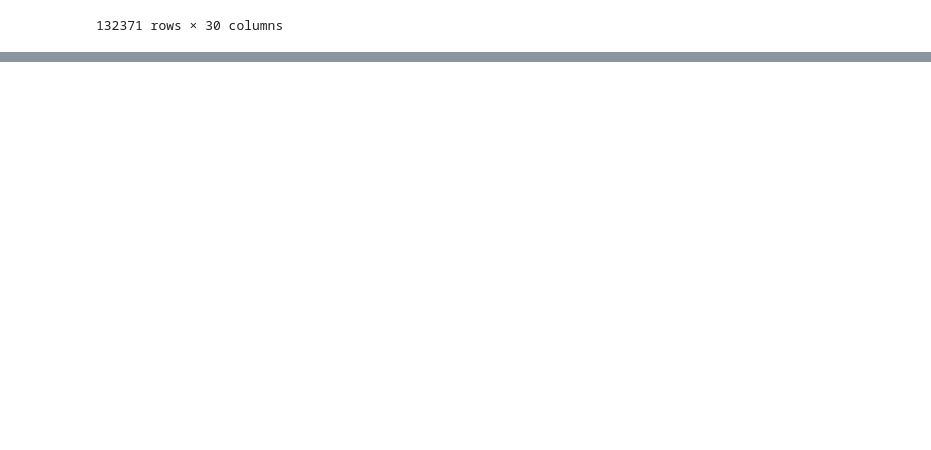
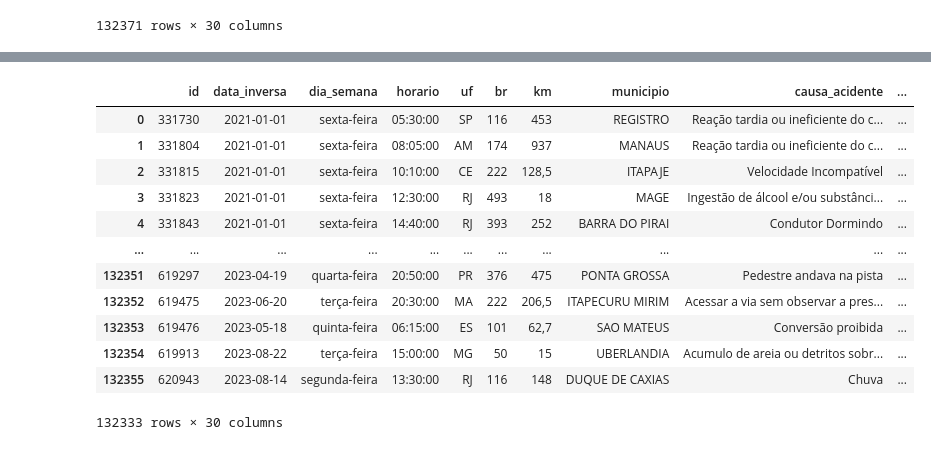
Before and after one commit to Manuelevaristo/analise-acidentes-brasil-2021-2024, a Jupyter notebook: app_principal.ipynb, the cells around one changed output, grey strips where cells are left out. Drawn from its saved outputs; the diff is of its cells as text; code cells hidden in the pictures; blank space fills up the shorter version.

```diff
--- a/app_principal.ipynb
+++ b/app_principal.ipynb
@@ -96,0 +346,20 @@ dados_consolidados
+# %%
+# Remover linhas com NaT na coluna 'data_inversa'
+dados.dropna(subset=['data_inversa'], inplace=True)
+
+# Verificar o resultado
+dados
+# %% [output]
+|  | id | data_inversa | dia_semana | horario | uf | br | km | municipio | causa_acidente | ... |
+| 0 | 331730 | 2021-01-01 | sexta-feira | 05:30:00 | SP | 116 | 453 | REGISTRO | Reação tardia ou ineficiente do c... | ... |
+| 1 | 331804 | 2021-01-01 | sexta-feira | 08:05:00 | AM | 174 | 937 | MANAUS | Reação tardia ou ineficiente do c... | ... |
+| 2 | 331815 | 2021-01-01 | sexta-feira | 10:10:00 | CE | 222 | 128,5 | ITAPAJE | Velocidade Incompatível | ... |
+| 3 | 331823 | 2021-01-01 | sexta-feira | 12:30:00 | RJ | 493 | 18 | MAGE | Ingestão de álcool e/ou substânci... | ... |
+| 4 | 331843 | 2021-01-01 | sexta-feira | 14:40:00 | RJ | 393 | 252 | BARRA DO PIRAI | Condutor Dormindo | ... |
+| ... | ... | ... | ... | ... | ... | ... | ... | ... | ... | ... |
+| 132351 | 619297 | 2023-04-19 | quarta-feira | 20:50:00 | PR | 376 | 475 | PONTA GROSSA | Pedestre andava na pista | ... |
+| 132352 | 619475 | 2023-06-20 | terça-feira | 20:30:00 | MA | 222 | 206,5 | ITAPECURU MIRIM | Acessar a via sem observar a pres... | ... |
+| 132353 | 619476 | 2023-05-18 | quinta-feira | 06:15:00 | ES | 101 | 62,7 | SAO MATEUS | Conversão proibida | ... |
+| 132354 | 619913 | 2023-08-22 | terça-feira | 15:00:00 | MG | 50 | 15 | UBERLANDIA | Acumulo de areia ou detritos sobr... | ... |
+| 132355 | 620943 | 2023-08-14 | segunda-feira | 13:30:00 | RJ | 116 | 148 | DUQUE DE CAXIAS | Chuva | ... |
+132333 rows × 30 columns
```
Also changed, not shown: parts of 22 cells of this notebook.
